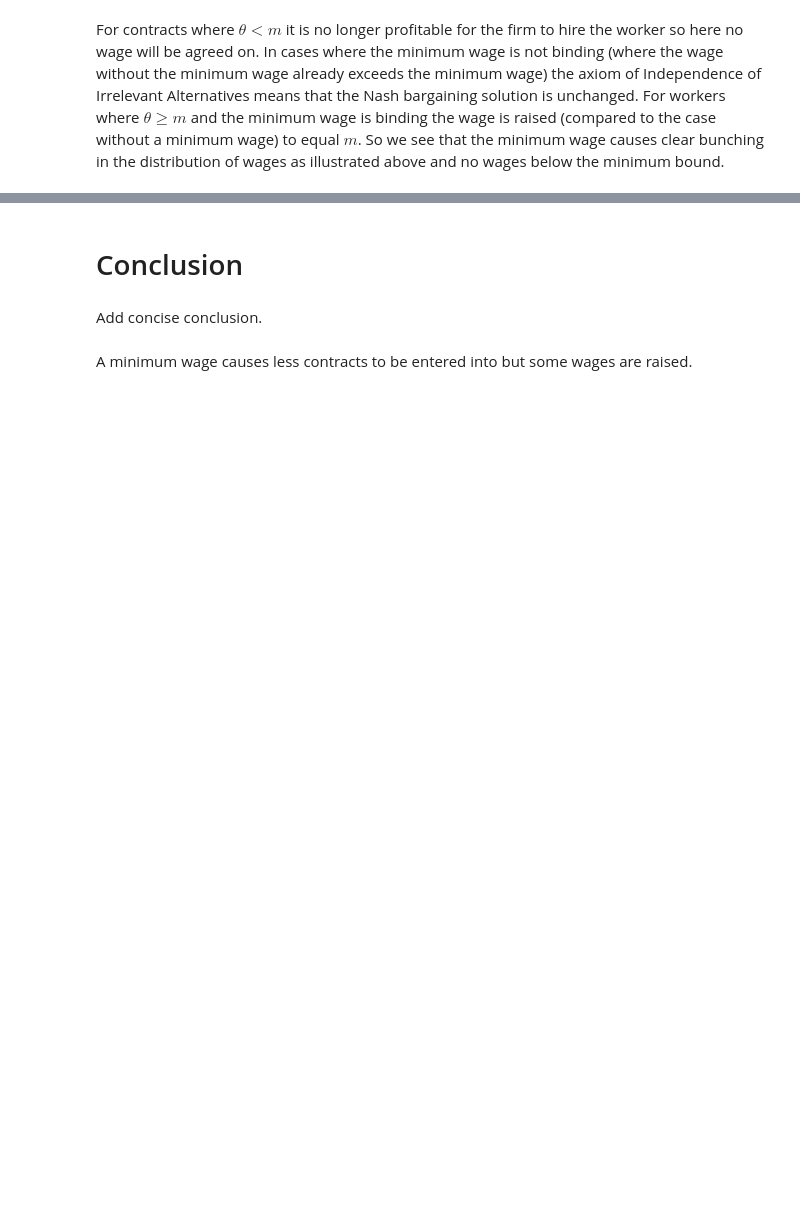
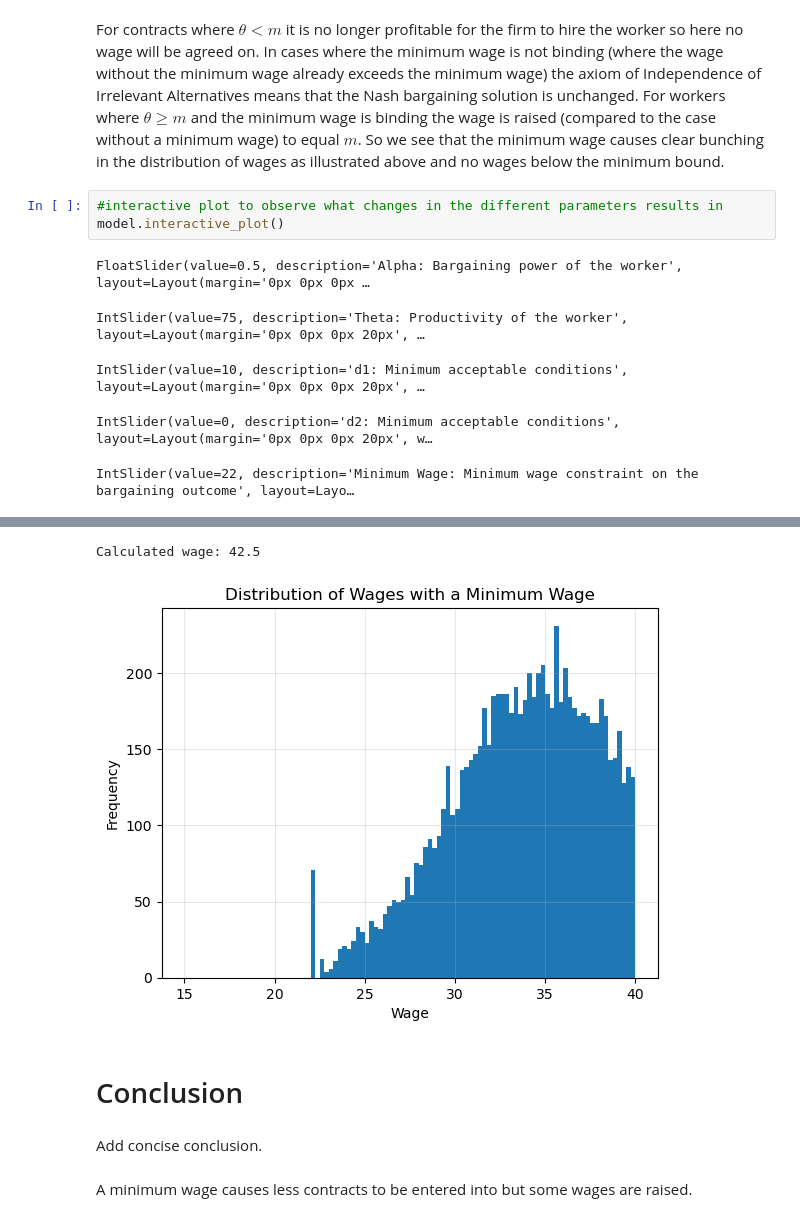
Before and after one commit to NumEconCopenhagen/projects-2024-clara-og-theis, a Jupyter notebook: modelproject/modelproject.ipynb, the cells around one changed output, grey strips where cells are left out. Drawn from its saved outputs; the diff is of its cells as text; blank space fills up the shorter version.

Commit message:
Interactive plot

```diff
--- a/modelproject/modelproject.ipynb
+++ b/modelproject/modelproject.ipynb
@@ -100,2 +100,11 @@ model.minimumwage()
 # %% [markdown]
 For contracts where $\theta < m$ it is no longer profitable for the firm to hire the worker so here no wage will be agreed on. In cases where the minimum wage is not binding (where the wage without the minimum wage already exceeds the minimum wage) the axiom of Independence of Irrelevant Alternatives means that the Nash bargaining solution is unchanged. For workers where $\theta ≥ m$ and the minimum wage is binding the wage is raised (compared to the case without a minimum wage) to equal $m$. So we see that the minimum wage causes clear bunching in the distribution of wages as illustrated above and no wages below the minimum bound.
+# %%
+#interactive plot to observe what changes in the different parameters results in
+model.interactive_plot()
+# %% [output]
+FloatSlider(value=0.5, description='Alpha: Bargaining power of the worker', layout=Layout(margin='0px 0px 0px …
+IntSlider(value=75, description='Theta: Productivity of the worker', layout=Layout(margin='0px 0px 0px 20px', …
+IntSlider(value=10, description='d1: Minimum acceptable conditions', layout=Layout(margin='0px 0px 0px 20px', …
+IntSlider(value=0, description='d2: Minimum acceptable conditions', layout=Layout(margin='0px 0px 0px 20px', w…
+IntSlider(value=22, description='Minimum Wage: Minimum wage constraint on the bargaining outcome', layout=Layo…
@@ -102,3 +112,5 @@ For contracts where $\theta < m$ it is no longer profitable for the firm to hire
+Calculated wage: 42.5
+[figure, added]
 # %% [markdown]
 # Conclusion
 # %% [markdown]
```
Also changed, not shown: parts of 4 cells of this notebook, 1 other file.
